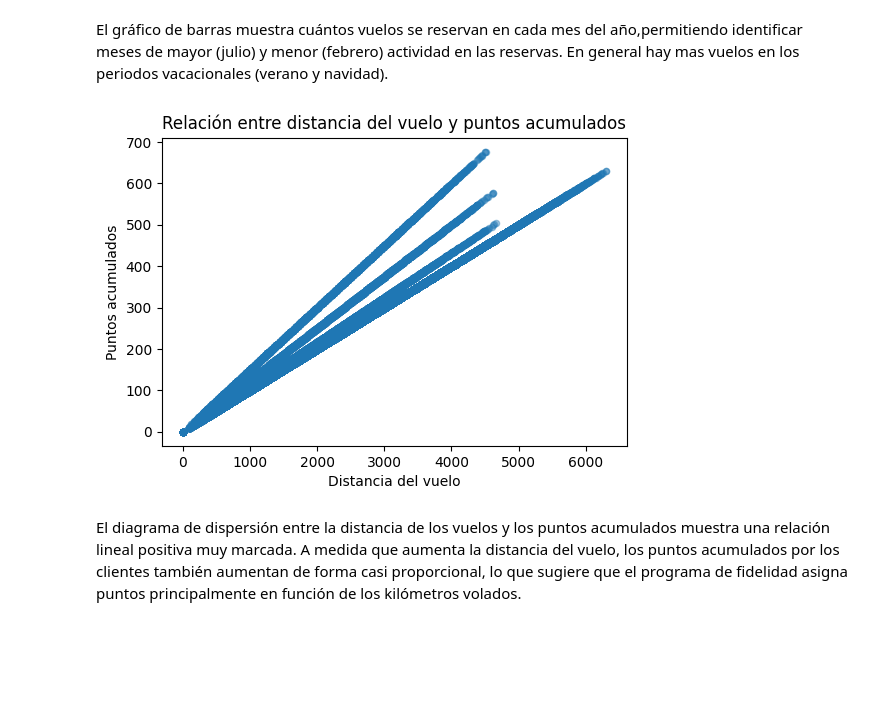
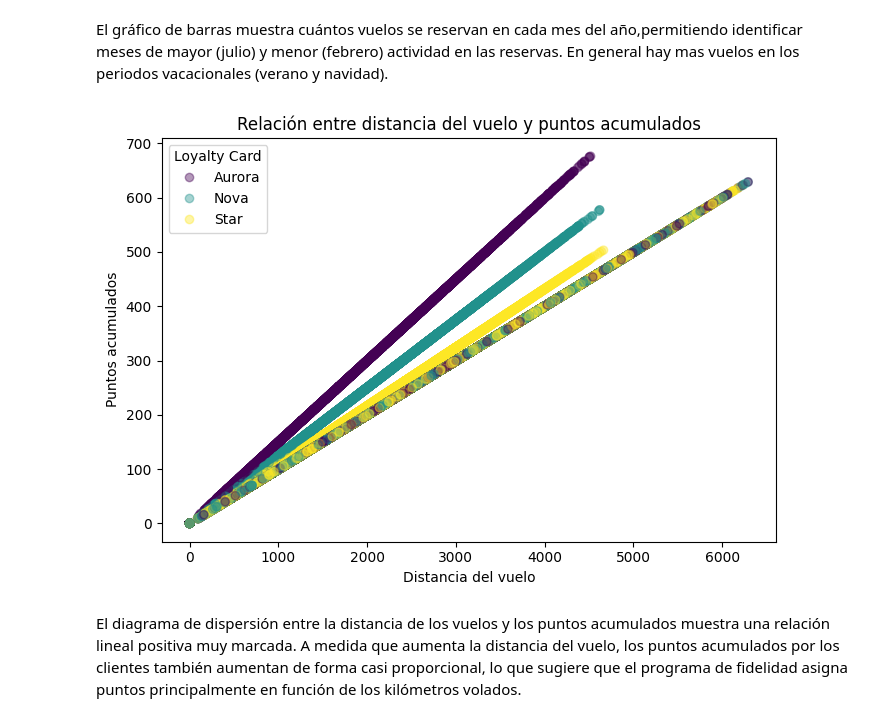
Before and after one commit to Adalab/bda-modulo-3-evaluacion-final-Ruthpsegovia, a Jupyter notebook: Evaluacion-Modulo-3-Ruth-Perez-Segovia.ipynb, the cells around one changed output. Cells and saved outputs as stored; diff of their text form; code cells hidden in the pictures; blank space fills up the shorter version.

```diff
--- a/Evaluacion-Modulo-3-Ruth-Perez-Segovia.ipynb
+++ b/Evaluacion-Modulo-3-Ruth-Perez-Segovia.ipynb
@@ -519,20 +520,31 @@ plt.show()
 # %% [markdown]
 El gráfico de barras muestra cuántos vuelos se reservan en cada mes del año,permitiendo identificar meses de mayor (julio) y menor (febrero) actividad en las reservas. En general hay mas vuelos en los periodos vacacionales (verano y navidad).
-# %%
-# ¿Existe una relación entre la distancia de los vuelos y los puntos acumulados por los cliente?
-
-df_merged.plot.scatter(
-    x="Distance",
-    y="Points Accumulated",
-    alpha=0.4,
-    figsize=(6,4)
-)
-plt.xlabel("Distancia del vuelo")
-plt.ylabel("Puntos acumulados")
-plt.title("Relación entre distancia del vuelo y puntos acumulados")
-plt.show()
-# %% [output]
-[figure, removed]
+# %%
+# ¿Existe una relación entre la distancia de los vuelos y los puntos acumulados por los cliente?
+
+plt.figure(figsize=(7,5))
+
+scatter = plt.scatter(
+    df_merged["Distance"],
+    df_merged["Points Accumulated"],
+    c=df_merged["Loyalty Card"].astype("category").cat.codes,  # color por categoría
+    cmap="viridis",
+    alpha=0.4
+)
+
+plt.xlabel("Distancia del vuelo")
+plt.ylabel("Puntos acumulados")
+plt.title("Relación entre distancia del vuelo y puntos acumulados")
+
+# Leyenda para los colores
+handles, _ = scatter.legend_elements()
+labels = df_merged["Loyalty Card"].astype("category").cat.categories
+plt.legend(handles, labels, title="Loyalty Card", loc="upper left")
+
+plt.tight_layout()
+plt.show()
+# %% [output]
+[figure, added]
 # %% [markdown]
 El diagrama de dispersión entre la distancia de los vuelos y los puntos acumulados muestra una relación lineal positiva muy marcada. A medida que aumenta la distancia del vuelo, los puntos acumulados por los clientes también aumentan de forma casi proporcional, lo que sugiere que el programa de fidelidad asigna puntos principalmente en función de los kilómetros volados.
 # %%
```
Also changed, not shown: parts of 16 cells of this notebook.
